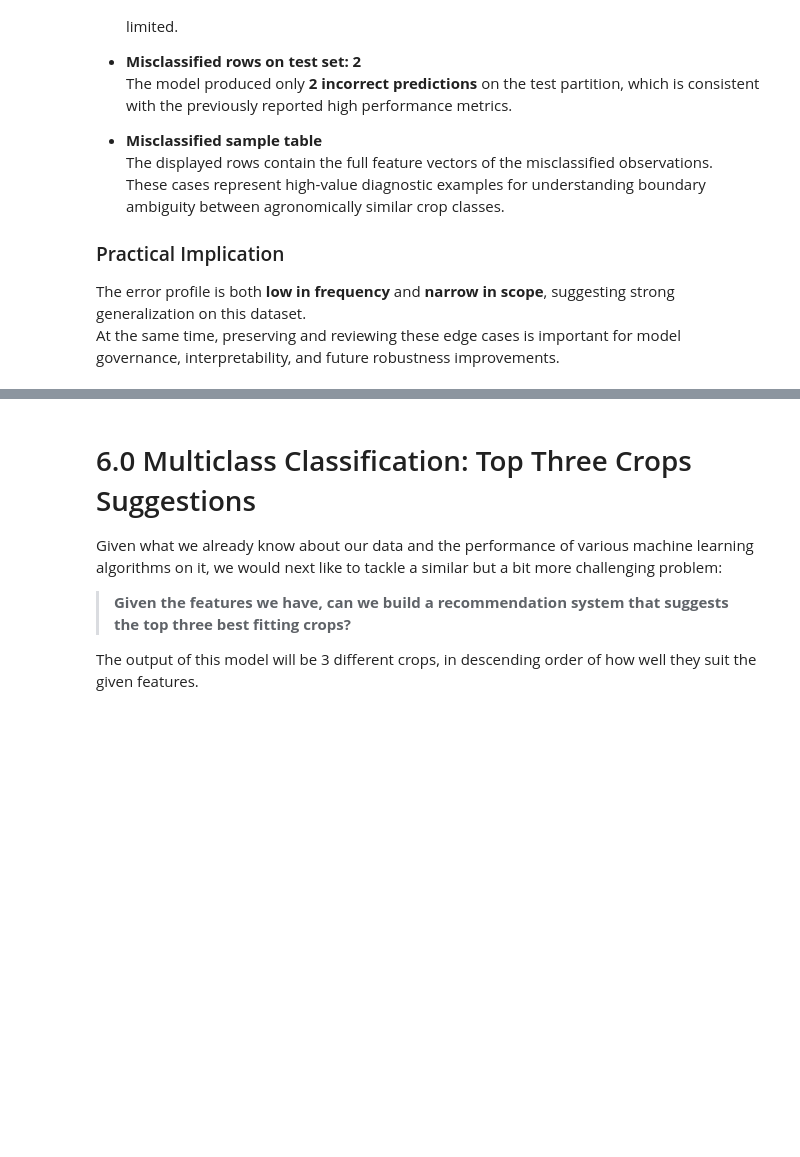
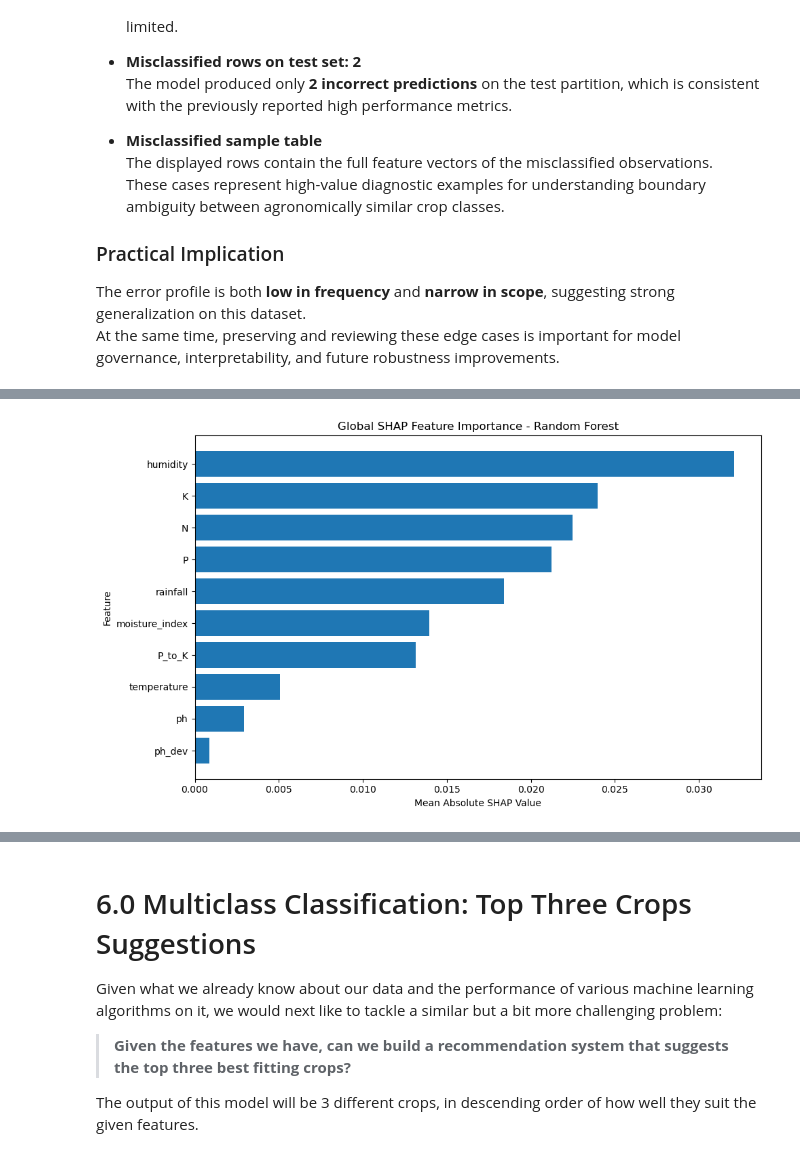
Before and after one commit to margarida-passos-cunha/machine-learning-project-group-e, a Jupyter notebook: notebooks/03_modelling_improved.ipynb, the cells around one changed output, grey strips where cells are left out. Drawn from its saved outputs; the diff is of its cells as text; code cells hidden in the pictures; blank space fills up the shorter version.

Commit message:
Added SHAP interpretability analysis and improved model insights

```diff
--- a/notebooks/03_modelling_improved.ipynb
+++ b/notebooks/03_modelling_improved.ipynb
@@ -1478,0 +1485,94 @@ At the same time, preserving and reviewing these edge cases is important for mod
+# %%
+import shap
+import numpy as np
+import pandas as pd
+import matplotlib.pyplot as plt
+
+# For consistency with the rest of the notebook, use the same
+# Random Forest model already selected and used later as rf_model
+model_for_shap = rf_model
+
+# To keep computation efficient, use small samples
+X_background = X_train.sample(n=min(200, len(X_train)), random_state=42)
+X_shap_sample = X_test.sample(n=min(100, len(X_test)), random_state=42)
+
+# Build SHAP explainer
+explainer = shap.Explainer(model_for_shap, X_background)
+shap_values = explainer(X_shap_sample)
+
+print("SHAP values calculated successfully.")
+print(f"Sample used for explanation: {X_shap_sample.shape[0]} rows")
+
+
+# Helper function for compatibility across SHAP versions
+def get_multiclass_shap_array(shap_values_obj):
+    values = shap_values_obj.values
+    if isinstance(values, list):  # older SHAP versions
+        values = np.stack(values, axis=-1)
+    return np.array(values)
+
+
+# Global SHAP feature importance
+sv = get_multiclass_shap_array(shap_values)
+
+# For multiclass classification, SHAP values usually have shape:
+# (n_samples, n_features, n_classes)
+# We compute mean absolute SHAP values across samples and classes
+global_importance = np.abs(sv).mean(axis=(0, 2))
+
+shap_importance_df = pd.DataFrame({
+    'Feature': X_shap_sample.columns,
+    'Mean |SHAP Value|': global_importance
+}).sort_values(by='Mean |SHAP Value|', ascending=False)
+
+print("\nGlobal SHAP Feature Importance:")
+display(shap_importance_df)
+
+plt.figure(figsize=(10, 6))
+plt.barh(shap_importance_df['Feature'], shap_importance_df['Mean |SHAP Value|'])
+plt.gca().invert_yaxis()
+plt.title('Global SHAP Feature Importance - Random Forest')
+plt.xlabel('Mean Absolute SHAP Value')
+plt.ylabel('Feature')
+plt.tight_layout()
+plt.show()
+
+
+# Local SHAP explanation for one example prediction
+example_idx = 0
+example_row = X_shap_sample.iloc[[example_idx]]
+
+predicted_crop = model_for_shap.predict(example_row)[0]
+true_crop = y_test.loc[example_row.index[0]]
+
+print(f"\nExplaining row index: {example_row.index[0]}")
+print(f"True crop      : {true_crop}")
+print(f"Predicted crop : {predicted_crop}")
+
+single_shap = explainer(example_row)
+single_sv = get_multiclass_shap_array(single_shap)
+
+# Find index of predicted class
+pred_class_idx = list(model_for_shap.classes_).index(predicted_crop)
+
+# SHAP contributions for the predicted class
+local_contrib = single_sv[0, :, pred_class_idx]
+
+local_explanation_df = pd.DataFrame({
+    'Feature': example_row.columns,
+    'Feature Value': example_row.iloc[0].values,
+    'SHAP Contribution': local_contrib
+}).sort_values(by='SHAP Contribution', key=np.abs, ascending=False)
+
+print("\nLocal SHAP explanation for the predicted class:")
+display(local_explanation_df)
+
+plt.figure(figsize=(10, 6))
+plt.barh(local_explanation_df['Feature'], local_explanation_df['SHAP Contribution'])
+plt.gca().invert_yaxis()
+plt.title(f'Local SHAP Contributions for Predicted Crop: {predicted_crop}')
+plt.xlabel('SHAP Contribution')
+plt.ylabel('Feature')
+plt.tight_layout()
+plt.show()
+# %% [output]
@@ -1478,0 +1594 @@ At the same time, preserving and reviewing these edge cases is important for mod
+[figure, added]
```
Also changed, not shown: parts of 11 cells of this notebook.
